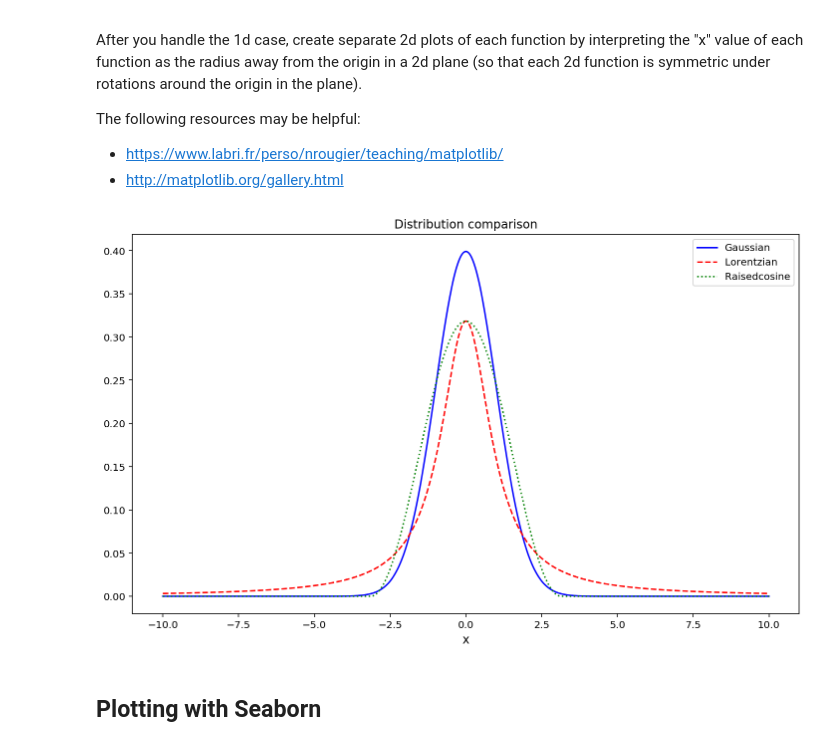
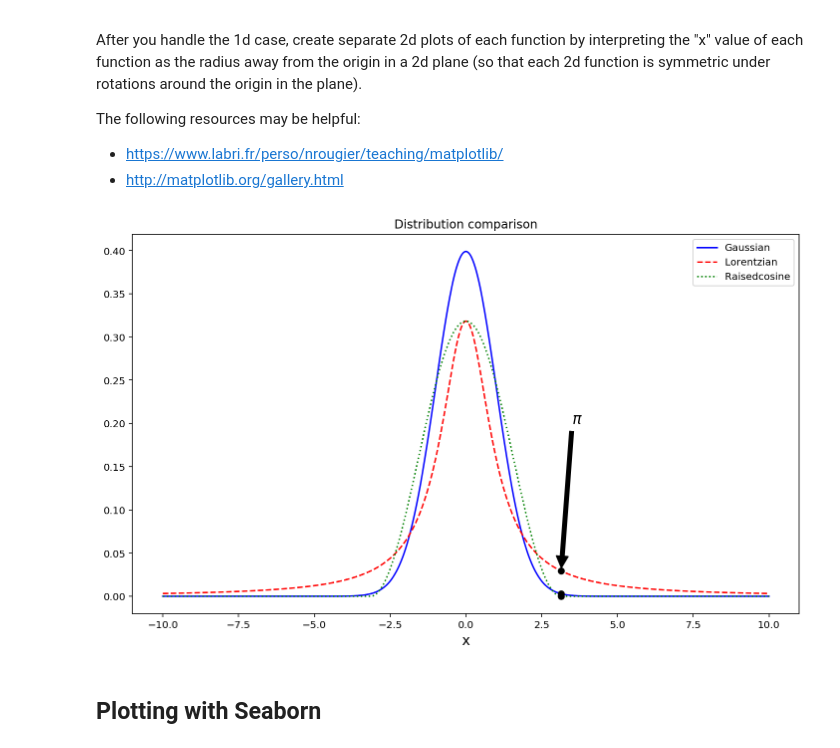
Before and after one commit to chapman-phys220-2017f/cw-05-baylee-and-christine, a Jupyter notebook: cw05.ipynb, the cells around one changed output. Drawn from its saved outputs; the diff is of its cells as text; code cells hidden in the pictures.

```diff
--- a/cw05.ipynb
+++ b/cw05.ipynb
@@ -121,17 +121,26 @@ The following resources may be helpful:
 # %%
 X = [f(np.linspace(-10,10,1000)) for f in [gaussian, lorentzian, raisedcosine]]
 G = X[0]
 L = X[1]
 R = X[2]
 plt.plot(np.linspace(-10,10,1000),G,"b-")
 plt.plot(np.linspace(-10,10,1000),L,"r--")
 plt.plot(np.linspace(-10,10,1000),R,"g:")
-plt.xlabel('x', fontsize = 12)
+plt.xlabel('x', fontsize = 14)
+t = np.pi
+plt.annotate('$\pi$',
+             xy = (t, lorentzian(t)),
+             xytext = (3.5,.2),
+             arrowprops = dict(facecolor='black', shrink = 0.02),
+             fontsize = 15)
+plt.plot(t,gaussian(t),'ko')
+plt.plot(t,lorentzian(t),'ko')
+plt.plot(t,raisedcosine(t),'ko')
 plt.title('Distribution comparison')
 plt.legend(['Gaussian','Lorentzian','Raisedcosine'])
 plt.show()
 # %% [output]
-[figure, old version]
+[figure, new version]
 # %% [markdown]
 ## Plotting with Seaborn
 # %% [markdown]
```
Also changed, not shown: parts of 3 cells of this notebook.
